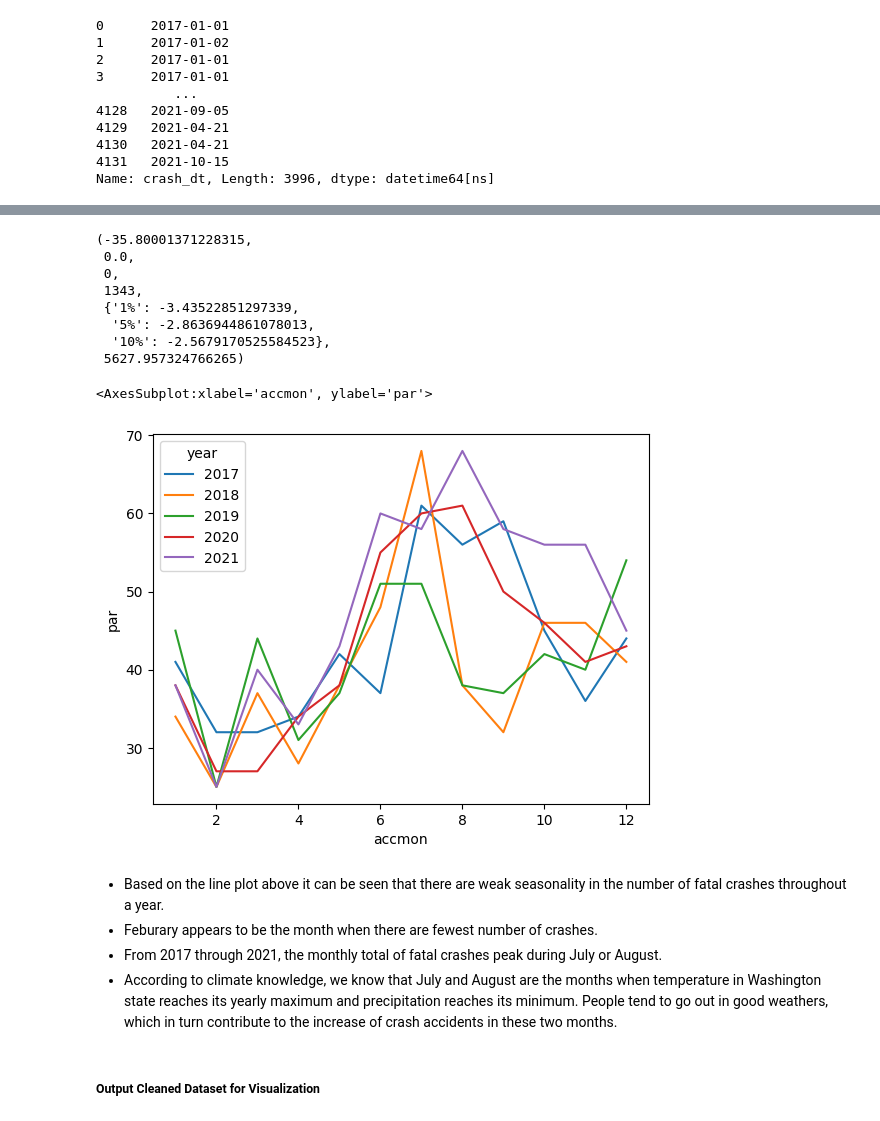
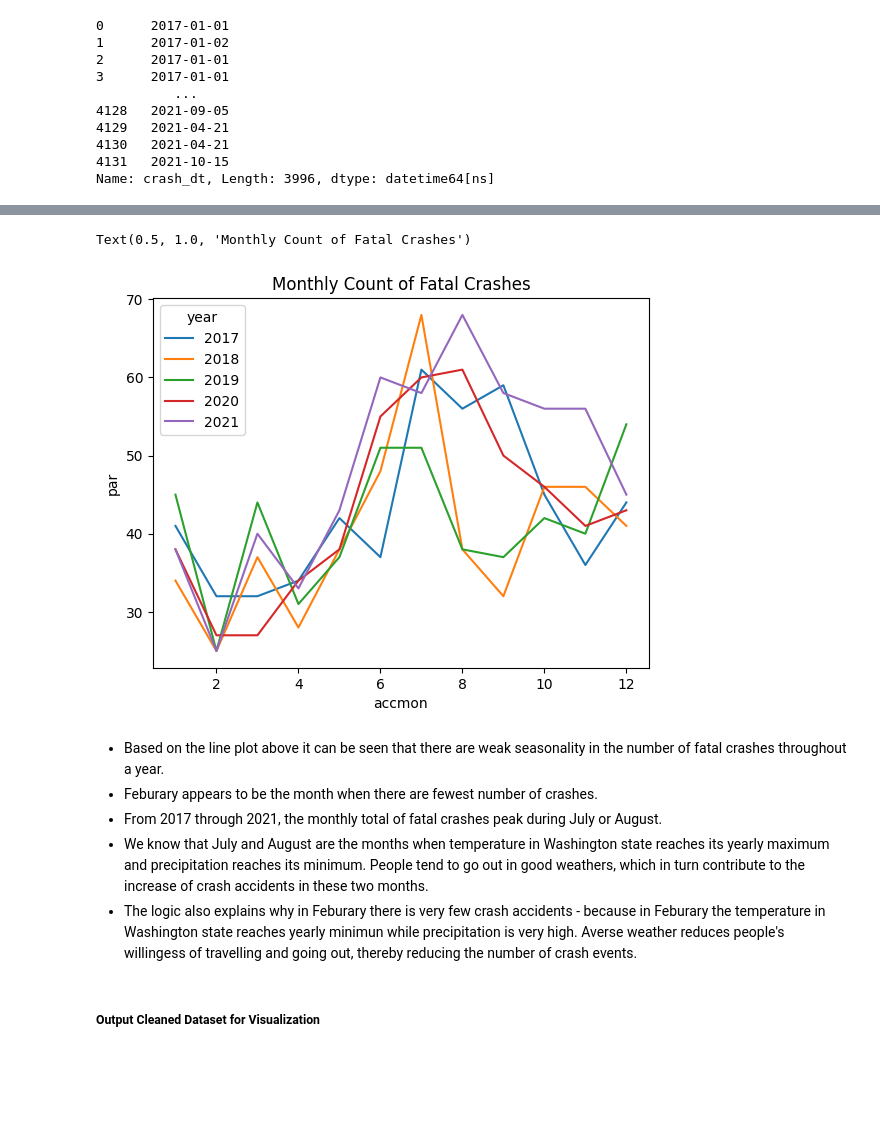
Before and after one commit to Chacoon3/Info-Challenge-2023, a Jupyter notebook: code_py/analysis.ipynb, the cells around one changed output, grey strips where cells are left out. Cells and saved outputs as stored; diff of their text form; code cells hidden in the pictures; blank space fills up the shorter version.

Commit message:
upd -> time pattern

```diff
--- a/code_py/analysis.ipynb
+++ b/code_py/analysis.ipynb
@@ -524,17 +524,17 @@ See the caveats in the documentation: https://pandas.pydata.org/pandas-docs/stab
 #### <b>3. Additional Questions</b>
 ##### <b>3.1 Are there any patterns of the fatal crashes over time?</b>
 # %%
-dt_pat = r'([0-9]{,2})/([0-9]{,2})/([0-9]{,4})'
+datetime_pat = r'([0-9]{,2})/([0-9]{,2})/([0-9]{,4})'
 
 
 def get_day_mon_year(s:str):
-    res = re.match(pattern = dt_pat, string= s)
+    res = re.match(pattern = datetime_pat, string= s)
     if res:
         return dt.datetime(month=int(res.group(1)), day = int(res.group(2)), year= int(res.group(3)))
     else:
         raise Exception(s + '\t is not in correct format!')
 
-df_data_main.crash_dt.map(lambda v : not re.match(pattern = dt_pat, string = v)).sum()
+df_data_main.crash_dt.map(lambda v : not re.match(pattern = datetime_pat, string = v)).sum()
 # %% [output]
 0
 # %%
@@ -574,37 +553,27 @@ acorr_ljungbox(ts_event_count_daily, lags = range(1,6), boxpierce=True)
-# %%
-from statsmodels.tsa.stattools import adfuller
-
-adfuller(ts_event_count_daily)
-# %% [output]
-(-35.80001371228315,
- 0.0,
- 0,
- 1343,
- {'1%': -3.43522851297339,
-  '5%': -2.8636944861078013,
-  '10%': -2.5679170525584523},
- 5627.957324766265)
 # %%
-sum(df_data_main.accmon.isna())
-
 df_event_count_monthly = df_data_main.drop_duplicates(
     subset = 'par'
 ).groupby(
     ['year', 'accmon']
 ).agg(
     'count'
 )
 
 
-sns.lineplot(data = df_event_count_monthly, x='accmon', y='par', hue = 'year', palette = sns.color_palette())
+sns.lineplot(
+    data = df_event_count_monthly, x='accmon', y='par', hue = 'year', palette = sns.color_palette(),
+).set_title(
+    'Monthly Count of Fatal Crashes'
+)
 # %% [output]
-<AxesSubplot:xlabel='accmon', ylabel='par'>
+Text(0.5, 1.0, 'Monthly Count of Fatal Crashes')
-[figure, old version]
+[figure, new version]
 # %% [markdown]
 - Based on the line plot above it can be seen that there are weak seasonality in the number of fatal crashes throughout a year.
 - Feburary appears to be the month when there are fewest number of crashes.
 - From 2017 through 2021, the monthly total of fatal crashes peak during July or August.
-- According to climate knowledge, we know that July and August are the months when temperature in Washington state reaches its yearly maximum and precipitation reaches its minimum. People tend to go out in good weathers, which in turn contribute to the increase of crash accidents in these two months.
+- We know that July and August are the months when temperature in Washington state reaches its yearly maximum and precipitation reaches its minimum. People tend to go out in good weathers, which in turn contribute to the increase of crash accidents in these two months.
+- The logic also explains why in Feburary there is very few crash accidents - because in Feburary the temperature in Washington state reaches yearly minimun while precipitation is very high. Averse weather reduces people's willingess of travelling and going out, thereby reducing the number of crash events.
 # %% [markdown]
 ##### <b>Output Cleaned Dataset for Visualization</b>
 # %%
```
Also changed, not shown: parts of 2 cells of this notebook.
